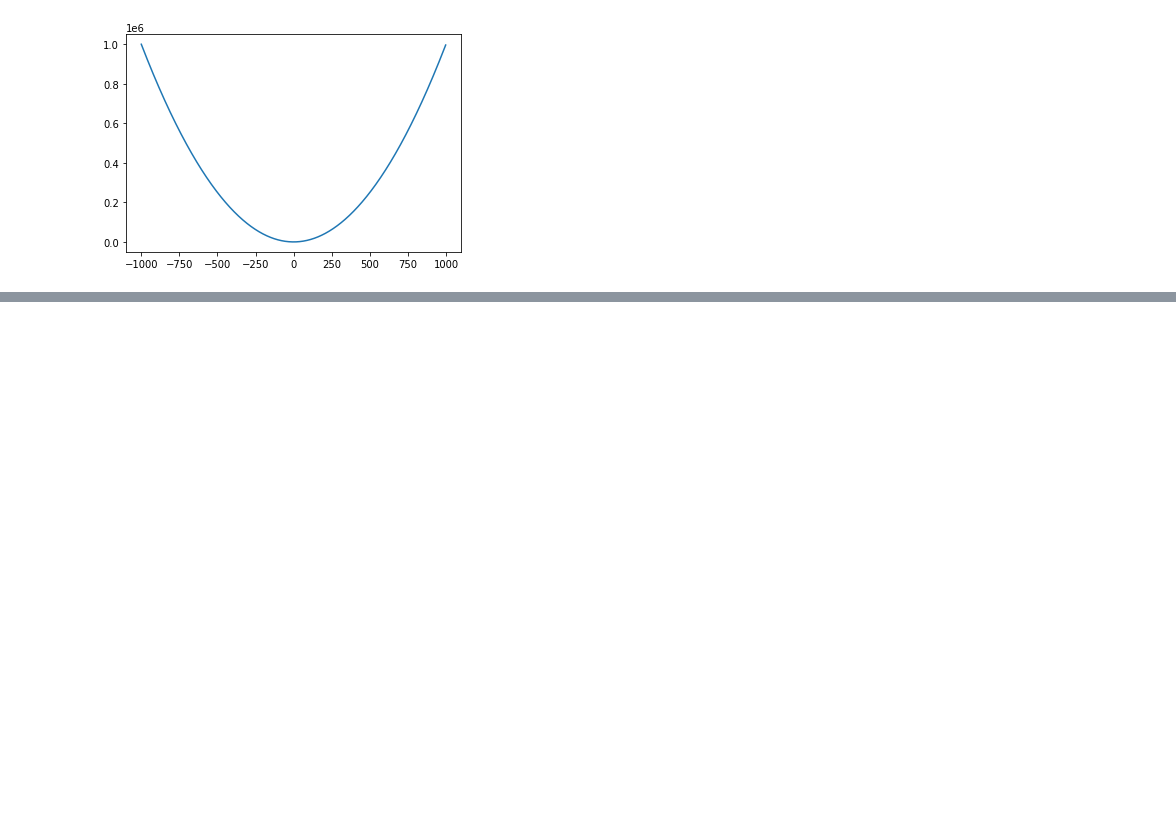
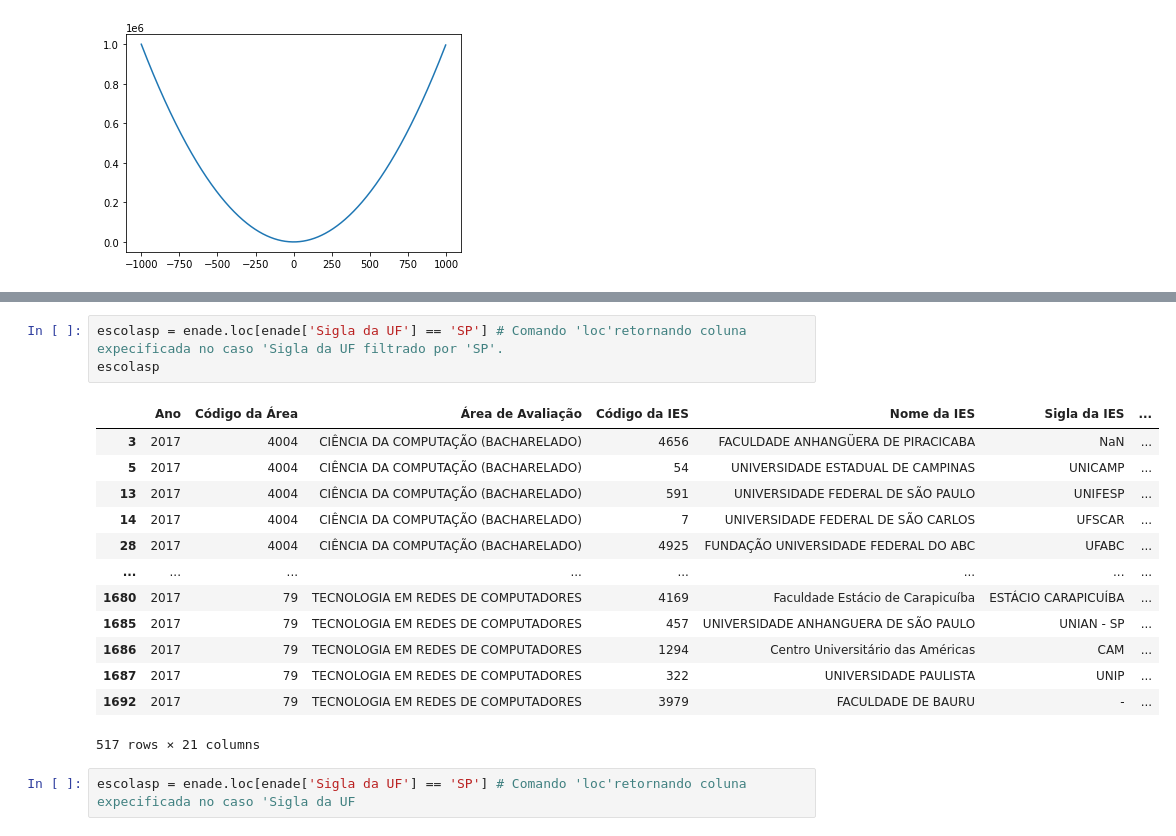
Before and after one commit to vitor-edu/Programa-de-Forma-o-Big-Data-BRQ, a Jupyter notebook: Matplotlib.ipynb, the cells around one changed output, grey strips where cells are left out. Saved outputs shown, nothing was run; the diff lists cells and outputs as text; blank space fills up the shorter version.

```diff
--- a/Matplotlib.ipynb
+++ b/Matplotlib.ipynb
@@ -222,0 +258,19 @@ plt.show()
+# %%
+escolasp = enade.loc[enade['Sigla da UF'] == 'SP'] # Comando 'loc'retornando coluna expecificada no caso 'Sigla da UF filtrado por 'SP'.
+escolasp
+# %% [output]
+|  | Ano | Código da Área | Área de Avaliação | Código da IES | Nome da IES | Sigla da IES | ... |
+| 3 | 2017 | 4004 | CIÊNCIA DA COMPUTAÇÃO (BACHARELADO) | 4656 | FACULDADE ANHANGÜERA DE PIRACICABA | NaN | ... |
+| 5 | 2017 | 4004 | CIÊNCIA DA COMPUTAÇÃO (BACHARELADO) | 54 | UNIVERSIDADE ESTADUAL DE CAMPINAS | UNICAMP | ... |
+| 13 | 2017 | 4004 | CIÊNCIA DA COMPUTAÇÃO (BACHARELADO) | 591 | UNIVERSIDADE FEDERAL DE SÃO PAULO | UNIFESP | ... |
+| 14 | 2017 | 4004 | CIÊNCIA DA COMPUTAÇÃO (BACHARELADO) | 7 | UNIVERSIDADE FEDERAL DE SÃO CARLOS | UFSCAR | ... |
+| 28 | 2017 | 4004 | CIÊNCIA DA COMPUTAÇÃO (BACHARELADO) | 4925 | FUNDAÇÃO UNIVERSIDADE FEDERAL DO ABC | UFABC | ... |
+| ... | ... | ... | ... | ... | ... | ... | ... |
+| 1680 | 2017 | 79 | TECNOLOGIA EM REDES DE COMPUTADORES | 4169 | Faculdade Estácio de Carapicuíba | ESTÁCIO CARAPICUÍBA | ... |
+| 1685 | 2017 | 79 | TECNOLOGIA EM REDES DE COMPUTADORES | 457 | UNIVERSIDADE ANHANGUERA DE SÃO PAULO | UNIAN - SP | ... |
+| 1686 | 2017 | 79 | TECNOLOGIA EM REDES DE COMPUTADORES | 1294 | Centro Universitário das Américas | CAM | ... |
+| 1687 | 2017 | 79 | TECNOLOGIA EM REDES DE COMPUTADORES | 322 | UNIVERSIDADE PAULISTA | UNIP | ... |
+| 1692 | 2017 | 79 | TECNOLOGIA EM REDES DE COMPUTADORES | 3979 | FACULDADE DE BAURU | - | ... |
+517 rows × 21 columns
+# %%
+escolasp = enade.loc[enade['Sigla da UF'] == 'SP'] # Comando 'loc'retornando coluna expecificada no caso 'Sigla da UF
```
Also changed, not shown: parts of 10 cells of this notebook.
